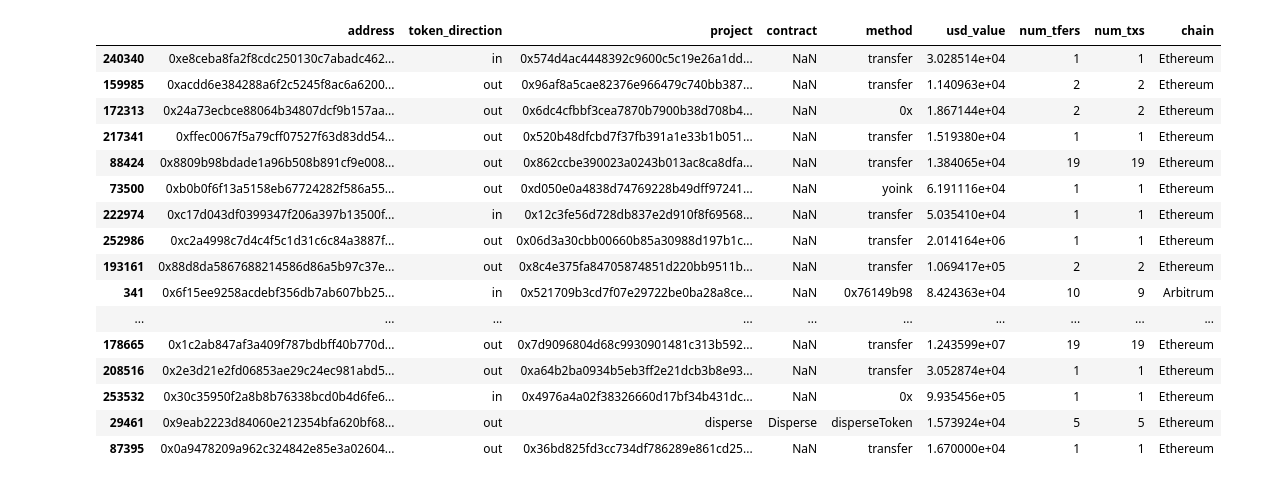
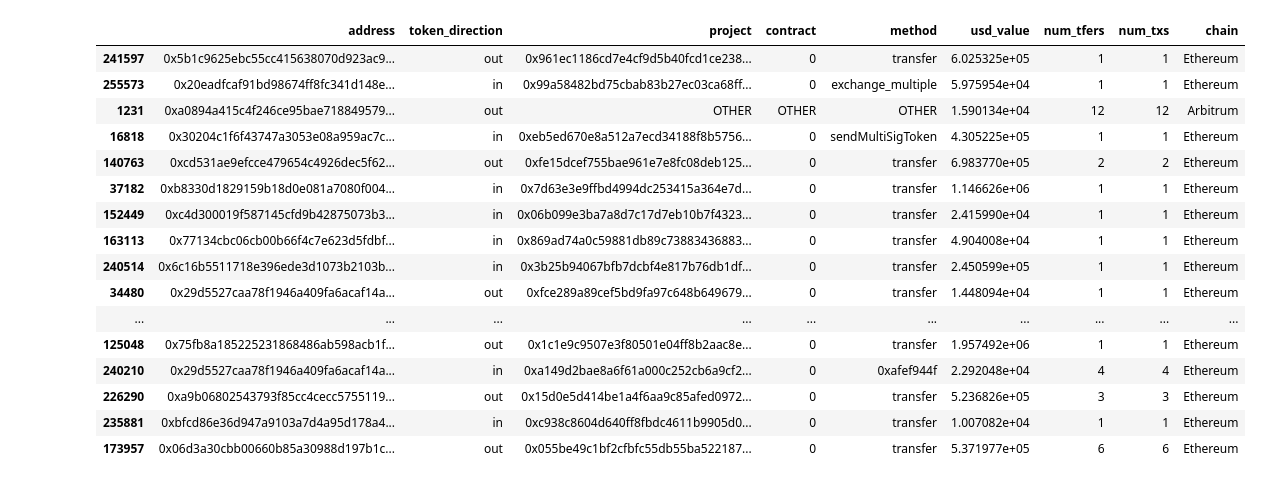
Before and after one commit to MSilb7/op_data, a Jupyter notebook: op_whale_actions.ipynb, the cells around one changed output. Cells and saved outputs as stored; diff of their text form; code cells hidden in the pictures.

```diff
--- a/op_whale_actions.ipynb
+++ b/op_whale_actions.ipynb
@@ -8,35 +8,38 @@ segment = 'method' # 'contract' # 'project'
 # %%
 prepend = 'csv_exports/whale_actions/'
 
 op_df = pd.read_csv(prepend + 'op_whale_actions_22_01_18.csv')
 op_df['chain'] = 'Optimism'
 
 l1_df = pd.read_csv(prepend + 'l1_whale_actions_22_01_18.csv')
 l1_df['chain'] = 'Ethereum'
 
 arb_df = pd.read_csv(prepend + 'arbi_whale_actions_22_01_18.csv')
 arb_df['chain'] = 'Arbitrum'
 
 df = pd.concat([op_df, l1_df, arb_df])
+df = df[df['project'] != '0x0000000000000000000000000000000000000000']
+df = df.fillna(0)
+
 df.sample(20)
 # %% [output]
 |  | address | token_direction | project | contract | method | usd_value | num_tfers | num_txs | chain |
-| 240340 | 0xe8ceba8fa2f8cdc250130c7abadc462... | in | 0x574d4ac4448392c9600c5c19e26a1dd... | NaN | transfer | 3.028514e+04 | 1 | 1 | Ethereum |
-| 159985 | 0xacdd6e384288a6f2c5245f8ac6a6200... | out | 0x96af8a5cae82376e966479c740bb387... | NaN | transfer | 1.140963e+04 | 2 | 2 | Ethereum |
-| 172313 | 0x24a73ecbce88064b34807dcf9b157aa... | out | 0x6dc4cfbbf3cea7870b7900b38d708b4... | NaN | 0x | 1.867144e+04 | 2 | 2 | Ethereum |
-| 217341 | 0xffec0067f5a79cff07527f63d83dd54... | out | 0x520b48dfcbd7f37fb391a1e33b1b051... | NaN | transfer | 1.519380e+04 | 1 | 1 | Ethereum |
-| 88424 | 0x8809b98bdade1a96b508b891cf9e008... | out | 0x862ccbe390023a0243b013ac8ca8dfa... | NaN | transfer | 1.384065e+04 | 19 | 19 | Ethereum |
-| 73500 | 0xb0b0f6f13a5158eb67724282f586a55... | out | 0xd050e0a4838d74769228b49dff97241... | NaN | yoink | 6.191116e+04 | 1 | 1 | Ethereum |
-| 222974 | 0xc17d043df0399347f206a397b13500f... | in | 0x12c3fe56d728db837e2d910f8f69568... | NaN | transfer | 5.035410e+04 | 1 | 1 | Ethereum |
-| 252986 | 0xc2a4998c7d4c4f5c1d31c6c84a3887f... | out | 0x06d3a30cbb00660b85a30988d197b1c... | NaN | transfer | 2.014164e+06 | 1 | 1 | Ethereum |
-| 193161 | 0x88d8da5867688214586d86a5b97c37e... | out | 0x8c4e375fa84705874851d220bb9511b... | NaN | transfer | 1.069417e+05 | 2 | 2 | Ethereum |
-| 341 | 0x6f15ee9258acdebf356db7ab607bb25... | in | 0x521709b3cd7f07e29722be0ba28a8ce... | NaN | 0x76149b98 | 8.424363e+04 | 10 | 9 | Arbitrum |
+| 241597 | 0x5b1c9625ebc55cc415638070d923ac9... | out | 0x961ec1186cd7e4cf9d5b40fcd1ce238... | 0 | transfer | 6.025325e+05 | 1 | 1 | Ethereum |
+| 255573 | 0x20eadfcaf91bd98674ff8fc341d148e... | in | 0x99a58482bd75cbab83b27ec03ca68ff... | 0 | exchange_multiple | 5.975954e+04 | 1 | 1 | Ethereum |
+| 1231 | 0xa0894a415c4f246ce95bae718849579... | out | OTHER | OTHER | OTHER | 1.590134e+04 | 12 | 12 | Arbitrum |
+| 16818 | 0x30204c1f6f43747a3053e08a959ac7c... | in | 0xeb5ed670e8a512a7ecd34188f8b5756... | 0 | sendMultiSigToken | 4.305225e+05 | 1 | 1 | Ethereum |
+| 140763 | 0xcd531ae9efcce479654c4926dec5f62... | out | 0xfe15dcef755bae961e7e8fc08deb125... | 0 | transfer | 6.983770e+05 | 2 | 2 | Ethereum |
+| 37182 | 0xb8330d1829159b18d0e081a7080f004... | in | 0x7d63e3e9ffbd4994dc253415a364e7d... | 0 | transfer | 1.146626e+06 | 1 | 1 | Ethereum |
+| 152449 | 0xc4d300019f587145cfd9b42875073b3... | in | 0x06b099e3ba7a8d7c17d7eb10b7f4323... | 0 | transfer | 2.415990e+04 | 1 | 1 | Ethereum |
+| 163113 | 0x77134cbc06cb00b66f4c7e623d5fdbf... | in | 0x869ad74a0c59881db89c73883436883... | 0 | transfer | 4.904008e+04 | 1 | 1 | Ethereum |
+| 240514 | 0x6c16b5511718e396ede3d1073b2103b... | in | 0x3b25b94067bfb7dcbf4e817b76db1df... | 0 | transfer | 2.450599e+05 | 1 | 1 | Ethereum |
+| 34480 | 0x29d5527caa78f1946a409fa6acaf14a... | out | 0xfce289a89cef5bd9fa97c648b649679... | 0 | transfer | 1.448094e+04 | 1 | 1 | Ethereum |
 | ... | ... | ... | ... | ... | ... | ... | ... | ... | ... |
-| 178665 | 0x1c2ab847af3a409f787bdbff40b770d... | out | 0x7d9096804d68c9930901481c313b592... | NaN | transfer | 1.243599e+07 | 19 | 19 | Ethereum |
-| 208516 | 0x2e3d21e2fd06853ae29c24ec981abd5... | out | 0xa64b2ba0934b5eb3ff2e21dcb3b8e93... | NaN | transfer | 3.052874e+04 | 1 | 1 | Ethereum |
-| 253532 | 0x30c35950f2a8b8b76338bcd0b4d6fe6... | in | 0x4976a4a02f38326660d17bf34b431dc... | NaN | 0x | 9.935456e+05 | 1 | 1 | Ethereum |
-| 29461 | 0x9eab2223d84060e212354bfa620bf68... | out | disperse | Disperse | disperseToken | 1.573924e+04 | 5 | 5 | Ethereum |
-| 87395 | 0x0a9478209a962c324842e85e3a02604... | out | 0x36bd825fd3cc734df786289e861cd25... | NaN | transfer | 1.670000e+04 | 1 | 1 | Ethereum |
+| 125048 | 0x75fb8a185225231868486ab598acb1f... | out | 0x1c1e9c9507e3f80501e04ff8b2aac8e... | 0 | transfer | 1.957492e+06 | 1 | 1 | Ethereum |
+| 240210 | 0x29d5527caa78f1946a409fa6acaf14a... | in | 0xa149d2bae8a6f61a000c252cb6a9cf2... | 0 | 0xafef944f | 2.292048e+04 | 4 | 4 | Ethereum |
+| 226290 | 0xa9b06802543793f85cc4cecc5755119... | out | 0x15d0e5d414be1a4f6aa9c85afed0972... | 0 | transfer | 5.236826e+05 | 3 | 3 | Ethereum |
+| 235881 | 0xbfcd86e36d947a9103a7d4a95d178a4... | in | 0xc938c8604d640ff8fbdc4611b9905d0... | 0 | transfer | 1.007082e+04 | 1 | 1 | Ethereum |
+| 173957 | 0x06d3a30cbb00660b85a30988d197b1c... | out | 0x055be49c1bf2cfbfc55db55ba522187... | 0 | transfer | 5.371977e+05 | 6 | 6 | Ethereum |
 # %%
 
 df['usd_value_in'] = np.where(df['token_direction'] == 'in',df['usd_value'], 0)
```
Also changed, not shown: parts of 5 cells of this notebook, 2 other files.
